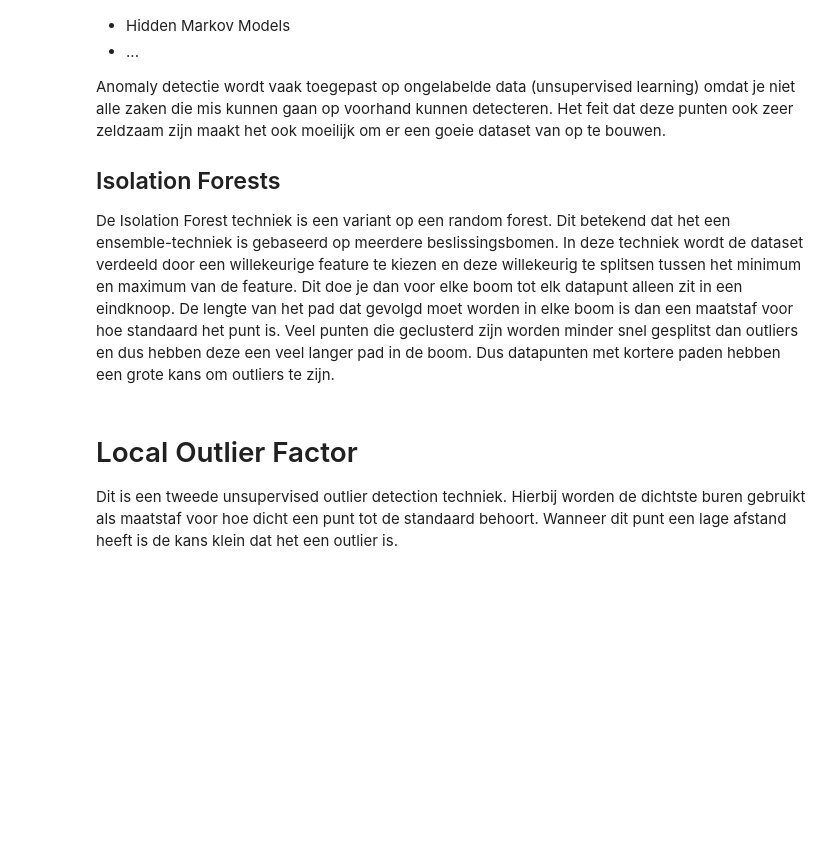
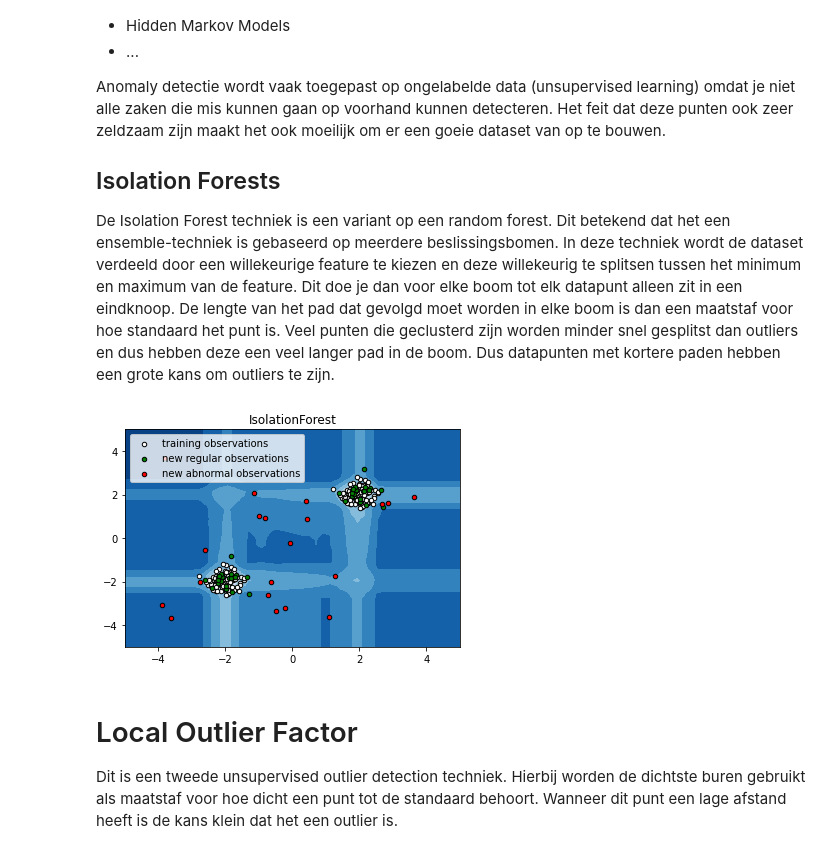
Before and after one commit to OdiseeDataScience2324/Leerstof, a Jupyter notebook: Week 9/Anomaly_Detection.ipynb, the cells around one changed output. Saved outputs shown, nothing was run; the diff lists cells and outputs as text; code cells hidden in the pictures; blank space fills up the shorter version.

```diff
--- a/Week 9/Anomaly_Detection.ipynb
+++ b/Week 9/Anomaly_Detection.ipynb
@@ -41,33 +41,40 @@ X_train = np.r_[X + 2, X - 2]
 X = 0.3 * rng.randn(20, 2)
 X_test = np.r_[X + 2, X - 2]
 # Generate some abnormal novel observations
 X_outliers = rng.uniform(low=-4, high=4, size=(20, 2))
 
 # fit the model
+clf = IsolationForest(n_estimators=1000, max_samples=100)
+clf.fit(X_train) # geen y_train bij unsupervised learning
+y_pred_train = clf.predict(X_train)
+y_pred_test = clf.predict(X_test)
+y_pred_outliers = clf.predict(X_outliers)
 
 
 # plot the line, the samples, and the nearest vectors to the plane
 xx, yy = np.meshgrid(np.linspace(-5, 5, 50), np.linspace(-5, 5, 50))
 Z = clf.decision_function(np.c_[xx.ravel(), yy.ravel()])
 Z = Z.reshape(xx.shape)
 
 plt.title("IsolationForest")
 plt.contourf(xx, yy, Z, cmap=plt.cm.Blues_r)
 
 b1 = plt.scatter(X_train[:, 0], X_train[:, 1], c='white',
                  s=20, edgecolor='k')
 b2 = plt.scatter(X_test[:, 0], X_test[:, 1], c='green',
                  s=20, edgecolor='k')
 c = plt.scatter(X_outliers[:, 0], X_outliers[:, 1], c='red',
                 s=20, edgecolor='k')
 plt.axis('tight')
 plt.xlim((-5, 5))
 plt.ylim((-5, 5))
 plt.legend([b1, b2, c],
            ["training observations",
             "new regular observations", "new abnormal observations"],
            loc="upper left")
 plt.show()
+# %% [output]
+[figure, added]
 # %% [markdown]
 # Local Outlier Factor
 
```
Also changed, not shown: parts of 1 cell of this notebook, 1 other file.
